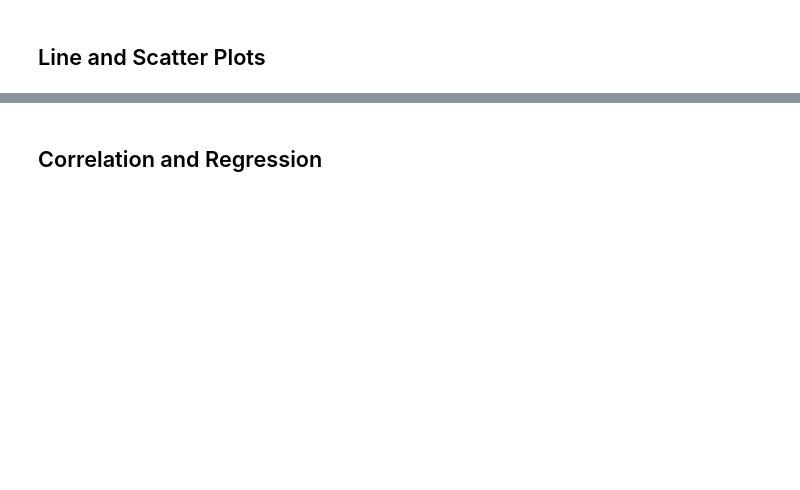
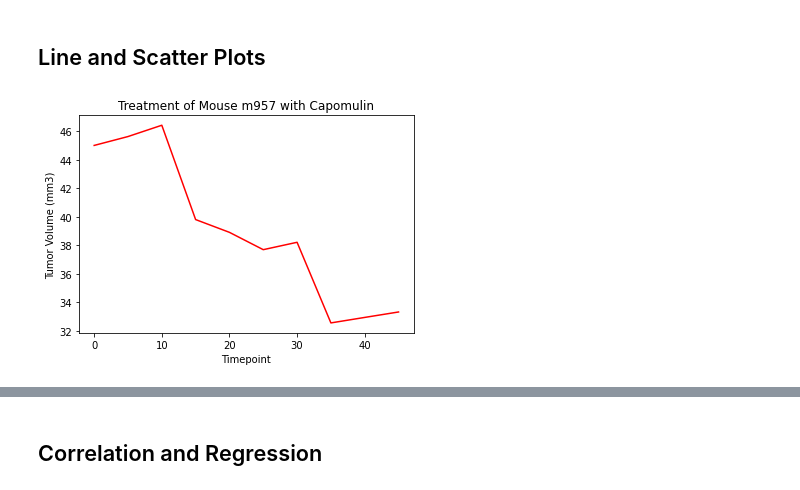
Before and after one commit to segsfem/matplotlib-challenge, a Jupyter notebook: Instructions/Pymaceuticals/pymaceuticals_starter.ipynb, the cells around one changed output, grey strips where cells are left out. Cells and saved outputs as stored; diff of their text form; code cells hidden in the pictures; blank space fills up the shorter version.

```diff
--- a/Instructions/Pymaceuticals/pymaceuticals_starter.ipynb
+++ b/Instructions/Pymaceuticals/pymaceuticals_starter.ipynb
@@ -239,5 +274,13 @@ dtype: object
 ## Line and Scatter Plots
 # %%
 # Generate a line plot of time point versus tumor volume for a mouse treated with Capomulin
+capomulin_mouse = duplicate_mouse_drop.loc[duplicate_mouse_drop['Mouse ID']== 'm957']
+plt.plot(capomulin_mouse['Timepoint'], capomulin_mouse['Tumor Volume (mm3)'], color= 'r')
+plt.xlabel('Timepoint')
+plt.ylabel('Tumor Volume (mm3)')
+plt.title('Treatment of Mouse m957 with Capomulin')
+plt.show()
+# %% [output]
+[figure, added]
 # %%
 # Generate a scatter plot of mouse weight versus average tumor volume for the Capomulin regimen
```
Also changed, not shown: parts of 6 cells of this notebook.
